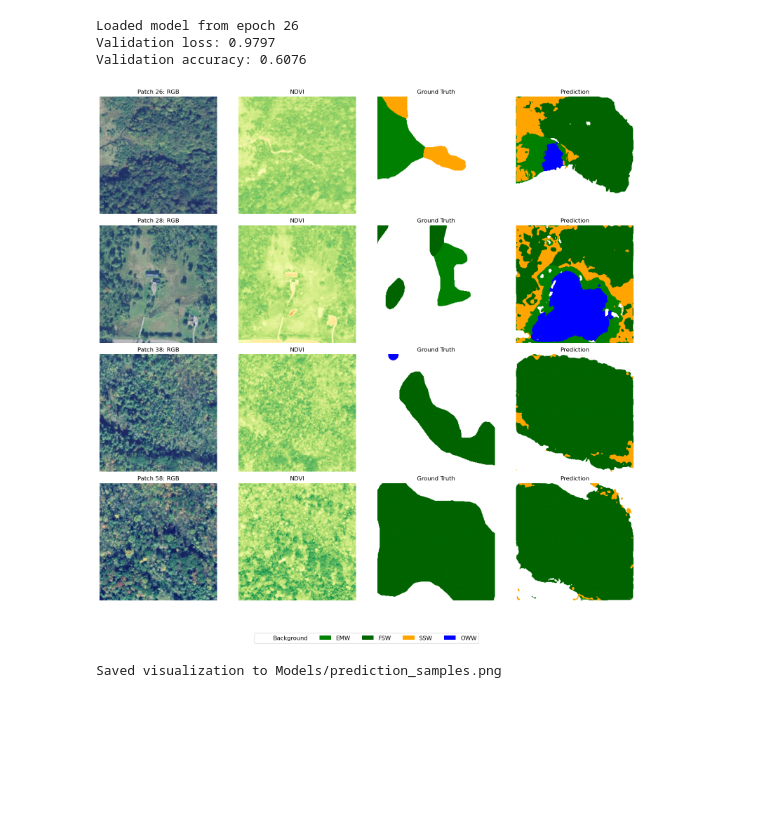
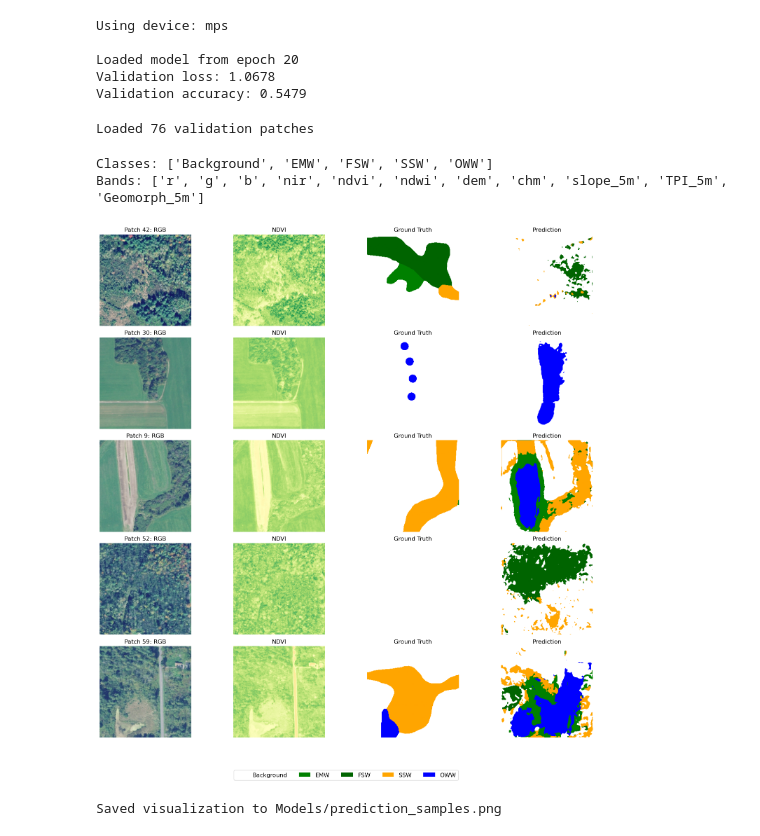
Before and after one commit to ajs0428/NYS_Wetlands_DL, a Jupyter notebook: Python_Code_Analysis/DL_Learning/07_visualize_predictions.ipynb, the cells around one changed output. Saved outputs shown, nothing was run; the diff lists cells and outputs as text; code cells hidden in the pictures; blank space fills up the shorter version.

Commit message:
DL scripts using JSON metadata

```diff
--- a/Python_Code_Analysis/DL_Learning/07_visualize_predictions.ipynb
+++ b/Python_Code_Analysis/DL_Learning/07_visualize_predictions.ipynb
@@ -45,86 +40,113 @@ Class weights (inverse frequency):
 # %%
 # === LOAD MODEL ===
-device = torch.device("cuda" if torch.cuda.is_available() else "mps" if
-                          torch.backends.mps.is_available() else "cpu")
-model = UNet(in_channels=12, num_classes=5, base_filters=32)
+device = torch.device("cuda" if torch.cuda.is_available() else
+                      "mps" if torch.backends.mps.is_available() else "cpu")
+print(f"Using device: {device}")
 
-checkpoint = torch.load(workdir / "Models/final_model.pth", map_location=device)
+# Create model using metadata
+model = UNet(
+    in_channels=metadata["in_channels"],
+    num_classes=metadata["num_classes"],
+    base_filters=32
+)
+
+# Load trained weights
+checkpoint = torch.load(workdir / "Models/best_model.pth", map_location=device)
 model.load_state_dict(checkpoint['model_state_dict'])
+model = model.to(device)
 model.eval()
 
-print(f"Loaded model from epoch {checkpoint['epoch'] + 1}")
+print(f"\nLoaded model from epoch {checkpoint['epoch'] + 1}")
 print(f"Validation loss: {checkpoint['val_loss']:.4f}")
 print(f"Validation accuracy: {checkpoint['val_acc']:.4f}")
 # %% [output]
-Loaded model from epoch 26
-Validation loss: 0.9797
-Validation accuracy: 0.6076
+Using device: mps
+
+Loaded model from epoch 20
+Validation loss: 1.0678
+Validation accuracy: 0.5479
 # %%
 # === LOAD VALIDATION DATA ===
 val_dataset = WetlandDataset(
     workdir / "Data/Patches_v2/X_val.npy",
     workdir / "Data/Patches_v2/y_val.npy",
+    metadata,
     normalize=True
 )
+print(f"Loaded {len(val_dataset)} validation patches")
+# %% [output]
+Loaded 76 validation patches
 # %%
 # === VISUALIZATION SETUP ===
-class_names = ['Background', 'EMW', 'FSW', 'SSW', 'OWW']
+class_names = metadata["class_names"]
+num_classes = metadata["num_classes"]
+band_names = metadata["band_names"]
+
+# Color mapping for wetland classes
 colors = ['white', 'green', 'darkgreen', 'orange', 'blue']
 cmap = ListedColormap(colors)
+
+print(f"Classes: {class_names}")
+print(f"Bands: {band_names}")
+# %% [output]
+Classes: ['Background', 'EMW', 'FSW', 'SSW', 'OWW']
+Bands: ['r', 'g', 'b', 'nir', 'ndvi', 'ndwi', 'dem', 'chm', 'slope_5m', 'TPI_5m', 'Geomorph_5m']
 # %%
 # === PLOT SAMPLE PREDICTIONS ===
-fig, axes = plt.subplots(4, 4, figsize=(16, 16))
+fig, axes = plt.subplots(5, 4, figsize=(16, 16))
 
 # Select 4 random validation patches
-np.random.seed(11)
-indices = np.random.choice(len(val_dataset), 4, replace=False)
-# print(indices)
+np.random.seed(15)
+indices = np.random.choice(len(val_dataset), 5, replace=False)
+
 for row, idx in enumerate(indices):
     X, y_true = val_dataset[idx]
 
     # Get prediction
     with torch.no_grad():
-        output = model(X.unsqueeze(0))  # Add batch dimension
-        y_pred = torch.argmax(output, dim=1).squeeze().numpy()
+        X_device = X.unsqueeze(0).to(device)
+        output = model(X_device)
+        y_pred = torch.argmax(output, dim=1).squeeze().cpu().numpy()
 
     # Convert tensors to numpy for plotting
     y_true = y_true.numpy()
 
-    # RGB image (denormalize)
-    rgb = X[0:3].numpy().transpose(1, 2, 0)  # Already 0-1 from normalization
+    # RGB image (bands 0-2, already normalized to 0-1)
+    rgb = X[0:3].numpy().transpose(1, 2, 0)
 
     # Plot RGB
     axes[row, 0].imshow(rgb)
     axes[row, 0].set_title(f"Patch {idx}: RGB")
     axes[row, 0].axis('off')
 
-    # Plot NDVI
-    ndvi = X[4].numpy()
+    # Plot NDVI (band index from metadata)
+    ndvi_idx = band_names.index('ndvi')
+    ndvi = X[ndvi_idx].numpy()
     axes[row, 1].imshow(ndvi, cmap='RdYlGn', vmin=0, vmax=1)
     axes[row, 1].set_title("NDVI")
     axes[row, 1].axis('off')
 
     # Plot ground truth
-    axes[row, 2].imshow(y_true, cmap=cmap, vmin=0, vmax=4)
+    axes[row, 2].imshow(y_true, cmap=cmap, vmin=0, vmax=num_classes-1)
     axes[row, 2].set_title("Ground Truth")
     axes[row, 2].axis('off')
 
     # Plot prediction
-    axes[row, 3].imshow(y_pred, cmap=cmap, vmin=0, vmax=4)
+    axes[row, 3].imshow(y_pred, cmap=cmap, vmin=0, vmax=num_classes-1)
     axes[row, 3].set_title("Prediction")
     axes[row, 3].axis('off')
 
 # Add legend
 from matplotlib.patches import Patch
 legend_elements = [Patch(facecolor=c, label=n) for c, n in zip(colors, class_names)]
 fig.legend(handles=legend_elements, loc='lower center', ncol=5, fontsize=12)
 
 plt.tight_layout()
 plt.subplots_adjust(bottom=0.08)
 plt.savefig(workdir / "Models/prediction_samples.png", dpi=150)
 plt.show()
 
 print(f"\nSaved visualization to Models/prediction_samples.png")
 # %% [output]
-[figure, old version]
+[figure, new version]
 Saved visualization to Models/prediction_samples.png
```
Also changed, not shown: parts of 2 cells of this notebook, 7 other files.
